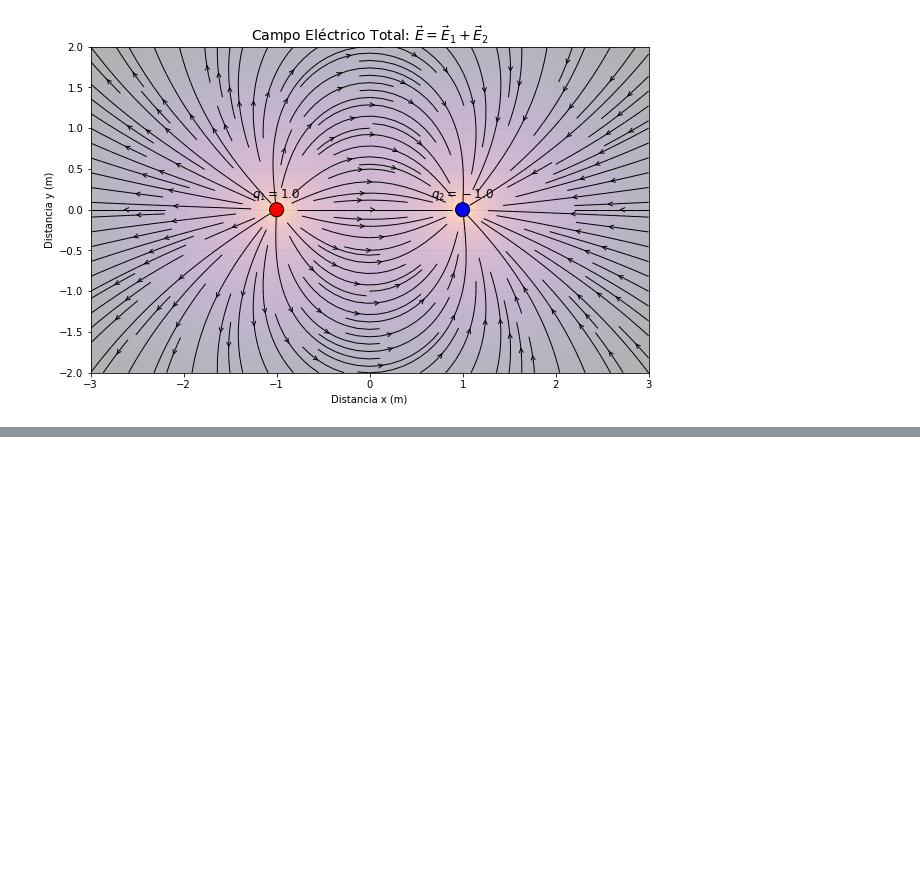
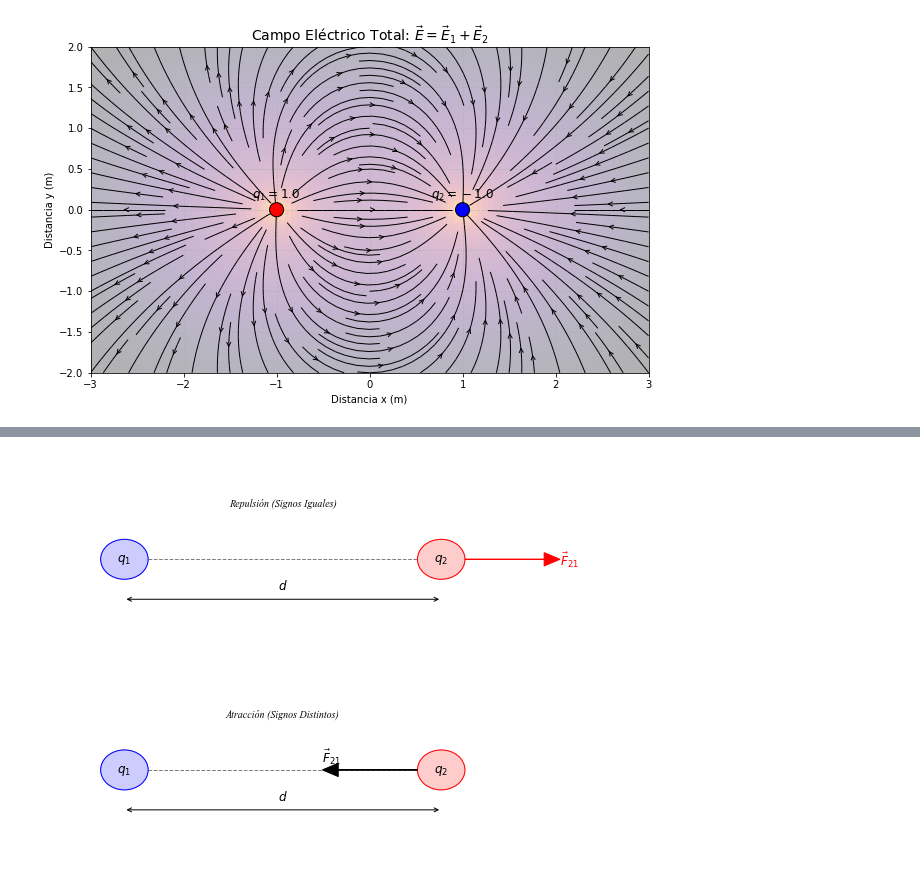
Before and after one commit to jmpintog1/libro-fisica-vivo, a Jupyter notebook: _build/jupyter_execute/01_electrostatica.ipynb, the cells around one changed output, grey strips where cells are left out. Drawn from its saved outputs; the diff is of its cells as text; code cells hidden in the pictures; blank space fills up the shorter version.

```diff
--- a/_build/jupyter_execute/01_electrostatica.ipynb
+++ b/_build/jupyter_execute/01_electrostatica.ipynb
@@ -374,0 +408,64 @@ Un cuerpo puede ceder o ganar electrones, lo que le da una carga positiva o nega
+# %%
+import matplotlib.pyplot as plt
+import matplotlib.patches as patches
+import numpy as np
+
+# Configuración para que se vea estilo "Libro de Texto"
+plt.rcParams['font.family'] = 'serif'
+plt.rcParams['font.serif'] = ['Times New Roman'] + plt.rcParams['font.serif']
+
+def dibujar_interaccion(ax, tipo, y_offset=0):
+    # Cargas
+    q1 = patches.Circle((0, y_offset), 0.3, color='blue', alpha=0.2)
+    q1_border = patches.Circle((0, y_offset), 0.3, fill=False, color='blue')
+    q2 = patches.Circle((4, y_offset), 0.3, color='red', alpha=0.2)
+    q2_border = patches.Circle((4, y_offset), 0.3, fill=False, color='red')
+
+    ax.add_patch(q1)
+    ax.add_patch(q1_border)
+    ax.add_patch(q2)
+    ax.add_patch(q2_border)
+
+    # Texto Cargas
+    ax.text(0, y_offset, "$q_1$", ha='center', va='center', fontsize=12)
+    ax.text(4, y_offset, "$q_2$", ha='center', va='center', fontsize=12)
+
+    # Línea punteada
+    ax.plot([0.3, 3.7], [y_offset, y_offset], 'k--', alpha=0.5, lw=1)
+
+    # Cota de distancia 'd'
+    ax.annotate('', xy=(0, y_offset-0.6), xytext=(4, y_offset-0.6), arrowprops=dict(arrowstyle='<->'))
+    ax.text(2, y_offset-0.5, "$d$", ha='center', va='bottom', fontsize=12, backgroundcolor='white')
+
+    # Vectores según el caso
+    if tipo == "repulsion":
+        # Flecha roja saliendo de q2 hacia la derecha
+        ax.arrow(4.3, y_offset, 1.0, 0, head_width=0.2, head_length=0.2, fc='red', ec='red')
+        ax.text(5.5, y_offset, r"$\vec{F}_{21}$", color='red', va='center', fontsize=12)
+        ax.text(2, y_offset+0.8, "Repulsión (Signos Iguales)", ha='center', fontsize=10, style='italic')
+
+    elif tipo == "atraccion":
+        # Flecha negra entrando a q2 desde la izquierda
+        ax.arrow(3.7, y_offset, -1.0, 0, head_width=0.2, head_length=0.2, fc='black', ec='black')
+        ax.text(2.5, y_offset+0.2, r"$\vec{F}_{21}$", color='black', va='center', fontsize=12)
+        ax.text(2, y_offset+0.8, "Atracción (Signos Distintos)", ha='center', fontsize=10, style='italic')
+
+# --- CREACIÓN DE LA FIGURA ---
+fig, (ax1, ax2) = plt.subplots(2, 1, figsize=(8, 6))
+
+# Dibujo 1: Repulsión
+dibujar_interaccion(ax1, "repulsion")
+ax1.set_xlim(-1, 6)
+ax1.set_ylim(-1.5, 1.5)
+ax1.axis('off') # Ocultar ejes
+
+# Dibujo 2: Atracción
+dibujar_interaccion(ax2, "atraccion")
+ax2.set_xlim(-1, 6)
+ax2.set_ylim(-1.5, 1.5)
+ax2.axis('off')
+
+plt.tight_layout()
+plt.show()
+# %% [output]
+[figure, added]
```
Also changed, not shown: parts of 5 cells of this notebook, 11 other files.
